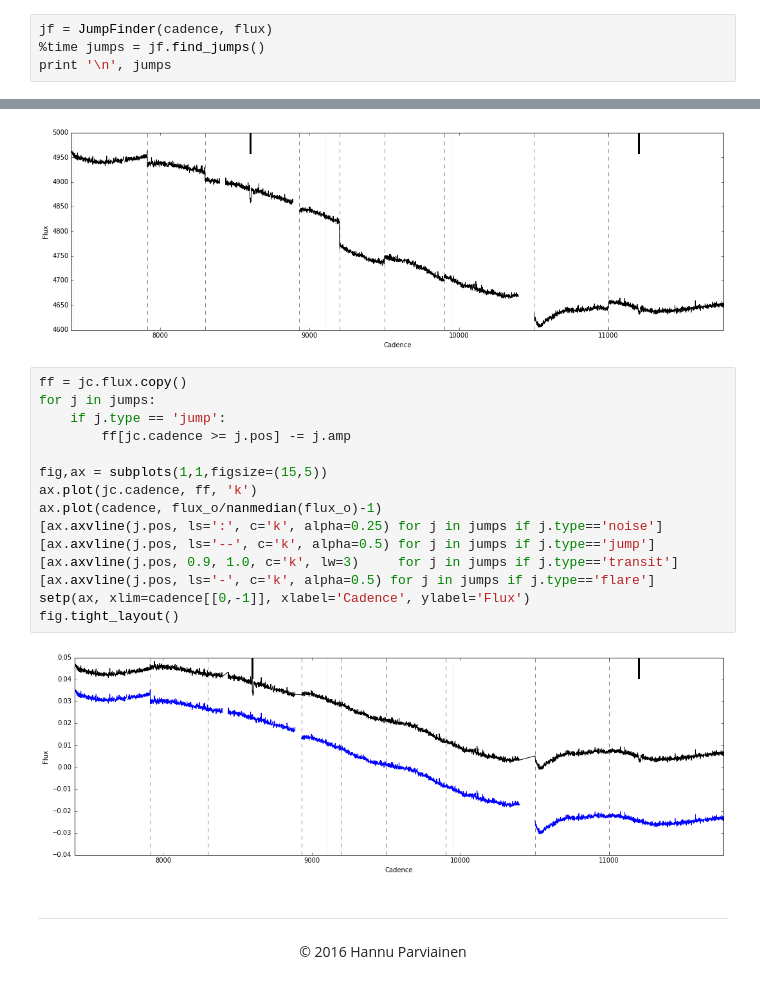
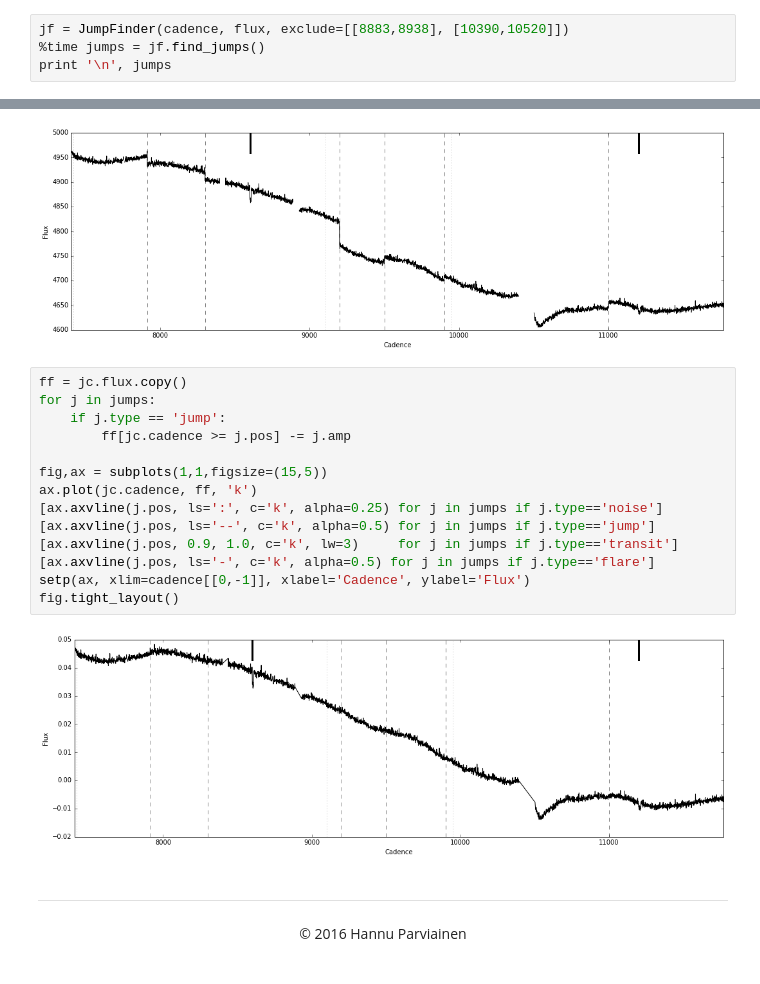
Before and after one commit to hpparvi/KeplerJC, a Jupyter notebook: examples/Example_1.ipynb, the cells around one changed output, grey strips where cells are left out. Drawn from its saved outputs; the diff is of its cells as text.

Commit message:
Added cadence span exclusion.

```diff
--- a/examples/Example_1.ipynb
+++ b/examples/Example_1.ipynb
@@ -34,7 +34,7 @@ flux[(cadence>11200)&(cadence<11215)]  *= 0.998
 
 Jump detection is carried out with the `find_jumps` method of the `JumpFinder` class, and takes $\sim$15 seconds for a single long cadence light curve quarter. The method returns a list of `Jump` objects with `type = None`.
 # %%
-jf = JumpFinder(cadence, flux)
+jf = JumpFinder(cadence, flux, exclude=[[8883,8938], [10390,10520]])
 %time jumps = jf.find_jumps()
 print '\n', jumps
 # %% [output]
@@ -73,20 +73,19 @@ fig.tight_layout()
 # %%
 ff = jc.flux.copy()
 for j in jumps:
     if j.type == 'jump':
         ff[jc.cadence >= j.pos] -= j.amp
 
 fig,ax = subplots(1,1,figsize=(15,5))
 ax.plot(jc.cadence, ff, 'k')
-ax.plot(cadence, flux_o/nanmedian(flux_o)-1)
 [ax.axvline(j.pos, ls=':', c='k', alpha=0.25) for j in jumps if j.type=='noise']
 [ax.axvline(j.pos, ls='--', c='k', alpha=0.5) for j in jumps if j.type=='jump']
 [ax.axvline(j.pos, 0.9, 1.0, c='k', lw=3)     for j in jumps if j.type=='transit']
 [ax.axvline(j.pos, ls='-', c='k', alpha=0.5) for j in jumps if j.type=='flare']
 setp(ax, xlim=cadence[[0,-1]], xlabel='Cadence', ylabel='Flux')
 fig.tight_layout()
 # %% [output]
-[figure, old version]
+[figure, new version]
 # %% [markdown]
 ----
 
```
Also changed, not shown: parts of 2 cells of this notebook, 1 other file.
